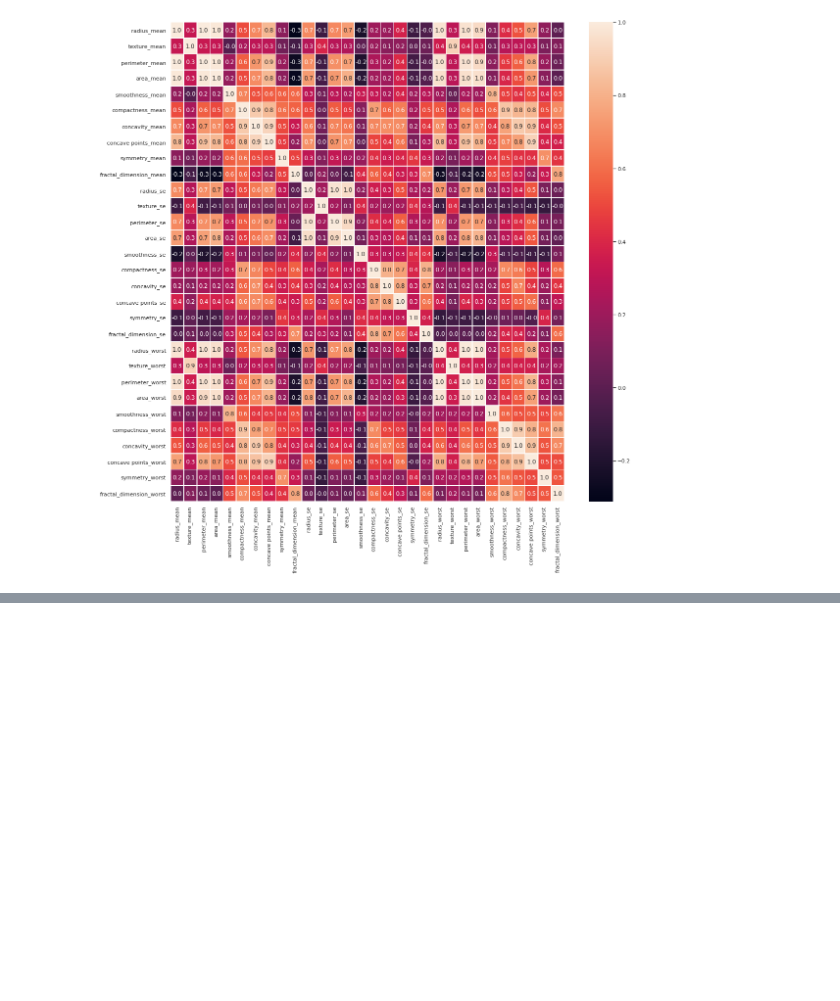
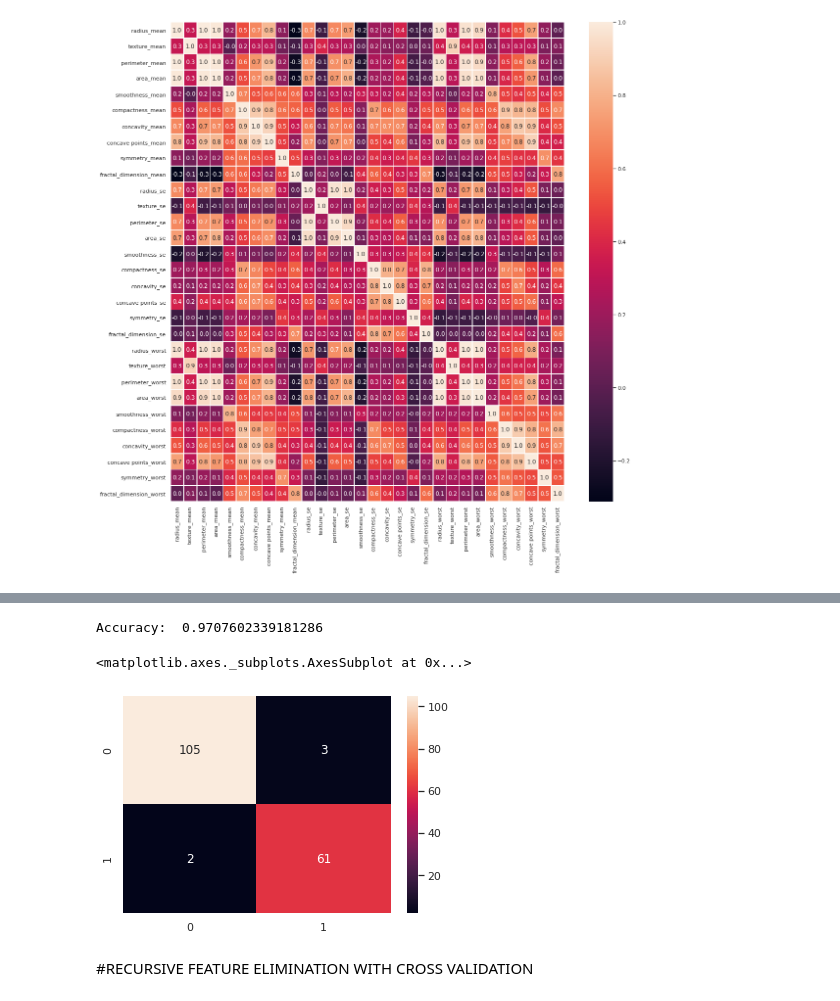
Before and after one commit to deepakacharyab/ML-Projects, a Jupyter notebook: Learners_cancer_EDA.ipynb, the cells around one changed output, grey strips where cells are left out. Drawn from its saved outputs; the diff is of its cells as text; code cells hidden in the pictures; blank space fills up the shorter version.

```diff
--- a/Learners_cancer_EDA.ipynb
+++ b/Learners_cancer_EDA.ipynb
@@ -145,0 +195,7 @@ sns.heatmap(x.corr(), annot=True, linewidths=.5, fmt='.1f', ax=ax)
+# %%
+from sklearn.feature_selection import SelectKBest
+from sklearn.feature_selection import chi2
+
+select_feature = SelectKBest(chi2, k=10).fit(x_train, y_train)
+print('Score List: ',select_feature.scores_)
+print('Feature List: ', x_train.columns)
@@ -145,0 +213,17 @@ sns.heatmap(x.corr(), annot=True, linewidths=.5, fmt='.1f', ax=ax)
+# %%
+x_train_2 = select_feature.transform(x_train)
+x_test_2 = select_feature.transform(x_test)
+
+clf_2 = xgb.XGBClassifier().fit(x_train_2, y_train)
+# %%
+print("Accuracy: ", accuracy_score(y_test, clf_2.predict(x_test_2)))
+# %% [output]
+Accuracy:  0.9707602339181286
+# %%
+cm_2 = confusion_matrix(y_test, clf_2.predict(x_test_2))
+sns.heatmap(cm_2, fmt='d', annot=True)
+# %% [output]
+<matplotlib.axes._subplots.AxesSubplot at 0x...>
+[figure, added]
+# %% [markdown]
+#RECURSIVE FEATURE ELIMINATION WITH CROSS VALIDATION
```
Also changed, not shown: parts of 20 cells of this notebook.
